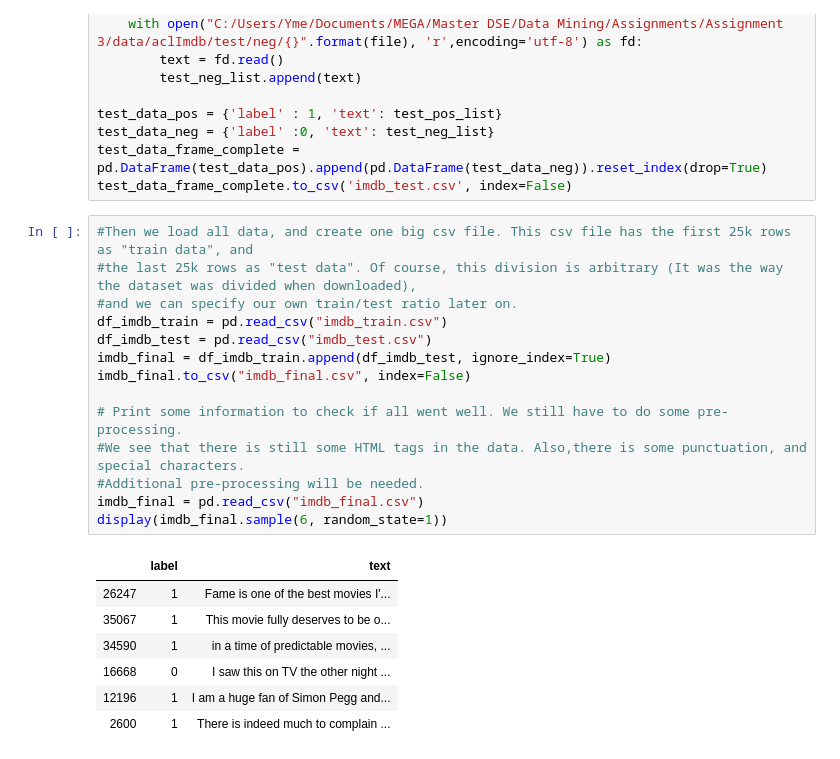
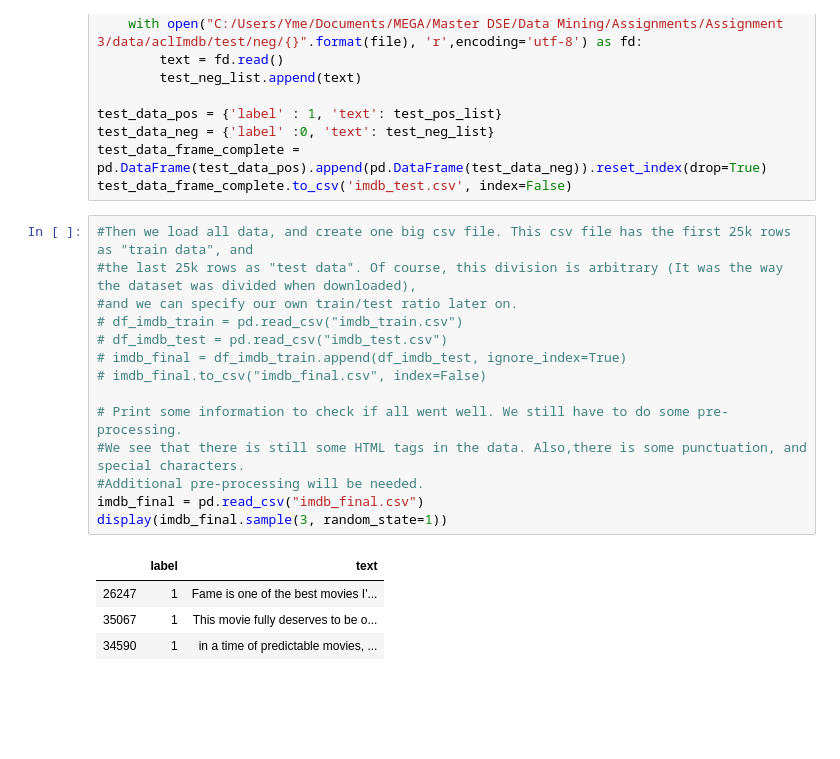
Before and after one commit to Psychotechnopath/Datamining_assignments, a Jupyter notebook: Assignment 3/Assignment 3.ipynb, the cells around one changed output. Cells and saved outputs as stored; diff of their text form; blank space fills up the shorter version.

```diff
--- a/Assignment 3/Assignment 3.ipynb
+++ b/Assignment 3/Assignment 3.ipynb
@@ -54,25 +54,22 @@ test_data_frame_complete.to_csv('imdb_test.csv', index=False)
 # %%
 #Then we load all data, and create one big csv file. This csv file has the first 25k rows as "train data", and
 #the last 25k rows as "test data". Of course, this division is arbitrary (It was the way the dataset was divided when downloaded),
 #and we can specify our own train/test ratio later on.
-df_imdb_train = pd.read_csv("imdb_train.csv")
-df_imdb_test = pd.read_csv("imdb_test.csv")
-imdb_final = df_imdb_train.append(df_imdb_test, ignore_index=True)
-imdb_final.to_csv("imdb_final.csv", index=False)
+# df_imdb_train = pd.read_csv("imdb_train.csv")
+# df_imdb_test = pd.read_csv("imdb_test.csv")
+# imdb_final = df_imdb_train.append(df_imdb_test, ignore_index=True)
+# imdb_final.to_csv("imdb_final.csv", index=False)
 
 # Print some information to check if all went well. We still have to do some pre-processing.
 #We see that there is still some HTML tags in the data. Also,there is some punctuation, and special characters.
 #Additional pre-processing will be needed.
 imdb_final = pd.read_csv("imdb_final.csv")
-display(imdb_final.sample(6, random_state=1))
+display(imdb_final.sample(3, random_state=1))
 # %% [output]
 |  | label | text |
 | 26247 | 1 | Fame is one of the best movies I'... |
 | 35067 | 1 | This movie fully deserves to be o... |
 | 34590 | 1 | in a time of predictable movies, ... |
-| 16668 | 0 | I saw this on TV the other night ... |
-| 12196 | 1 | I am a huge fan of Simon Pegg and... |
-| 2600 | 1 | There is indeed much to complain ... |
 # %%
 #Then, we load in Twitter data. The dataset we used is a "dumbed down/light version" of the Sentiment140 dataset that was
 #provided in the link you gave us. http://help.sentiment140.com/ is the source of the original dataset; and it can be found
```
Also changed, not shown: parts of 16 cells of this notebook.
